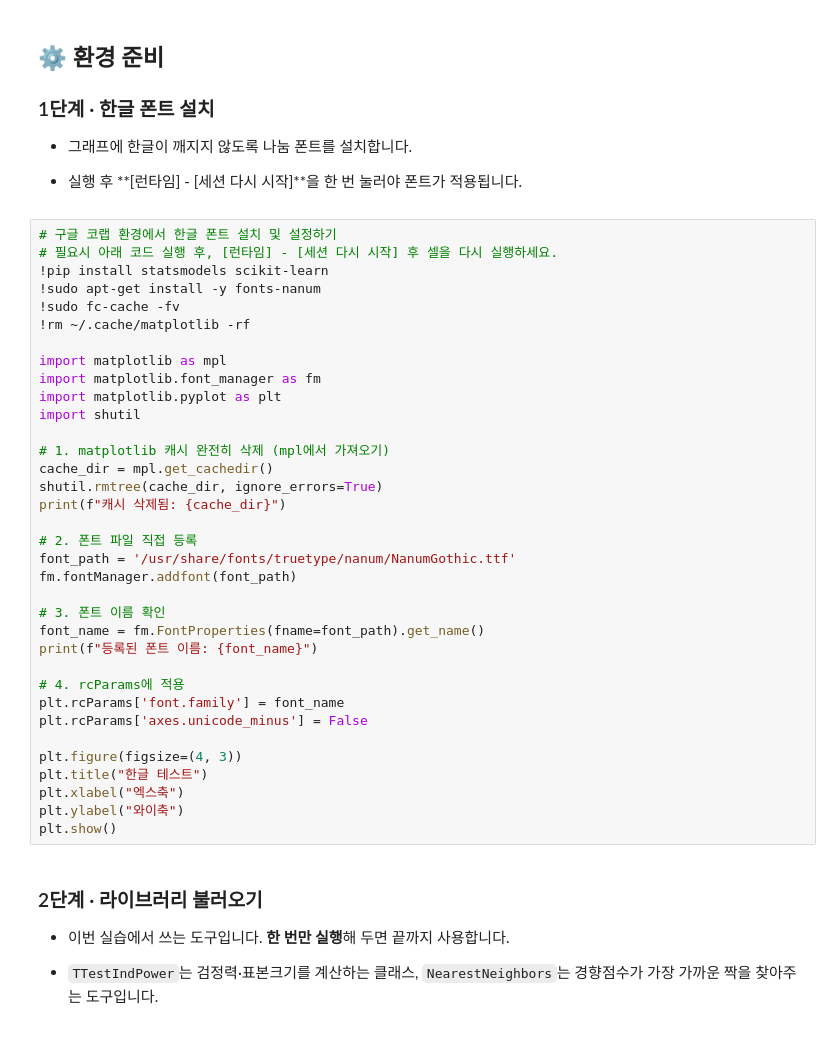
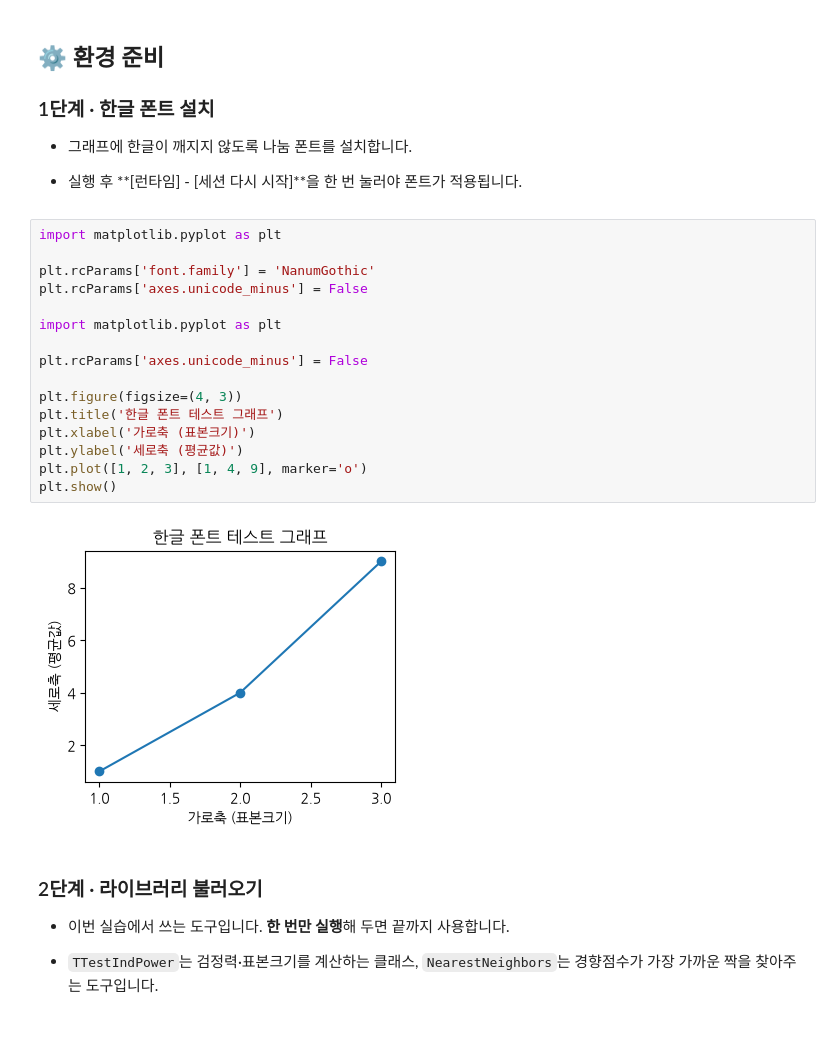
Before and after one commit to seoyeon1534/DI, a Jupyter notebook: [노드4] 통계적 검정과 인과추론 (D012~D017)/D016/[기초-실습] 통계 101×데이터 분석_ (9-10장) 가설검정의 주의점_인과와 상관.ipynb, the cells around one changed output. Cells and saved outputs as stored; diff of their text form.

```diff
--- a/[노드4] 통계적 검정과 인과추론 (D012~D017)/D016/[기초-실습] 통계 101×데이터 분석_ (9-10장) 가설검정의 주의점_인과와 상관.ipynb
+++ b/[노드4] 통계적 검정과 인과추론 (D012~D017)/D016/[기초-실습] 통계 101×데이터 분석_ (9-10장) 가설검정의 주의점_인과와 상관.ipynb
@@ -10,41 +10,24 @@ _이 노트북은 LMS에서 내보냈습니다. 영상·퀴즈는 학습 참고
 - 그래프에 한글이 깨지지 않도록 나눔 폰트를 설치합니다.
 
 - 실행 후 **[런타임] - [세션 다시 시작]**을 한 번 눌러야 폰트가 적용됩니다.
-# %%
-# 구글 코랩 환경에서 한글 폰트 설치 및 설정하기
-# 필요시 아래 코드 실행 후, [런타임] - [세션 다시 시작] 후 셀을 다시 실행하세요.
-!pip install statsmodels scikit-learn
-!sudo apt-get install -y fonts-nanum
-!sudo fc-cache -fv
-!rm ~/.cache/matplotlib -rf
-
-import matplotlib as mpl
-import matplotlib.font_manager as fm
-import matplotlib.pyplot as plt
-import shutil
-
-# 1. matplotlib 캐시 완전히 삭제 (mpl에서 가져오기)
-cache_dir = mpl.get_cachedir()
-shutil.rmtree(cache_dir, ignore_errors=True)
-print(f"캐시 삭제됨: {cache_dir}")
-
-# 2. 폰트 파일 직접 등록
-font_path = '/usr/share/fonts/truetype/nanum/NanumGothic.ttf'
-fm.fontManager.addfont(font_path)
-
-# 3. 폰트 이름 확인
-font_name = fm.FontProperties(fname=font_path).get_name()
-print(f"등록된 폰트 이름: {font_name}")
-
-# 4. rcParams에 적용
-plt.rcParams['font.family'] = font_name
-plt.rcParams['axes.unicode_minus'] = False
-
-plt.figure(figsize=(4, 3))
-plt.title("한글 테스트")
-plt.xlabel("엑스축")
-plt.ylabel("와이축")
-plt.show()
+# %%
+import matplotlib.pyplot as plt
+
+plt.rcParams['font.family'] = 'NanumGothic'
+plt.rcParams['axes.unicode_minus'] = False
+
+import matplotlib.pyplot as plt
+
+plt.rcParams['axes.unicode_minus'] = False
+
+plt.figure(figsize=(4, 3))
+plt.title('한글 폰트 테스트 그래프')
+plt.xlabel('가로축 (표본크기)')
+plt.ylabel('세로축 (평균값)')
+plt.plot([1, 2, 3], [1, 4, 9], marker='o')
+plt.show()
+# %% [output]
+[figure, added]
 # %% [markdown]
 ### 2단계 · 라이브러리 불러오기
 
```
Also changed, not shown: parts of 34 cells of this notebook.
